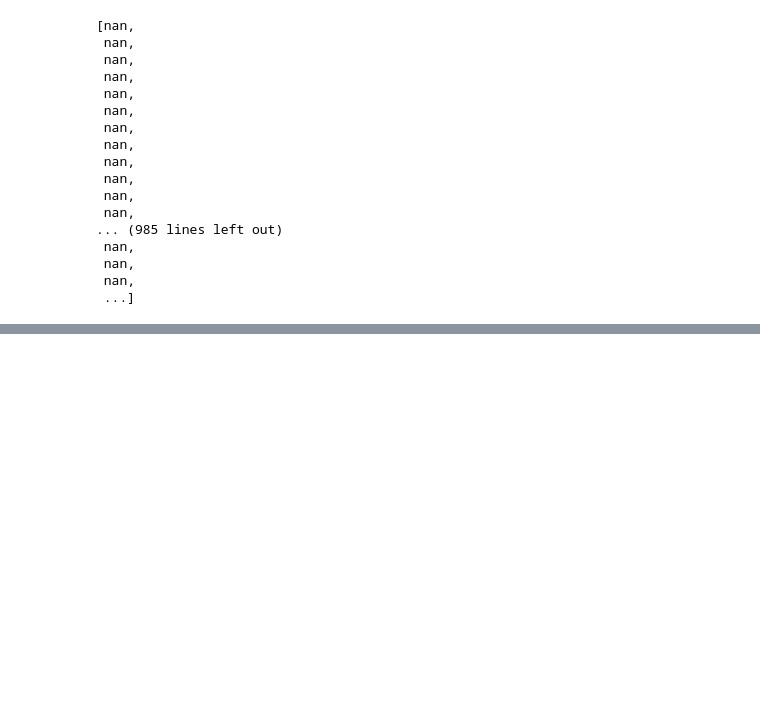
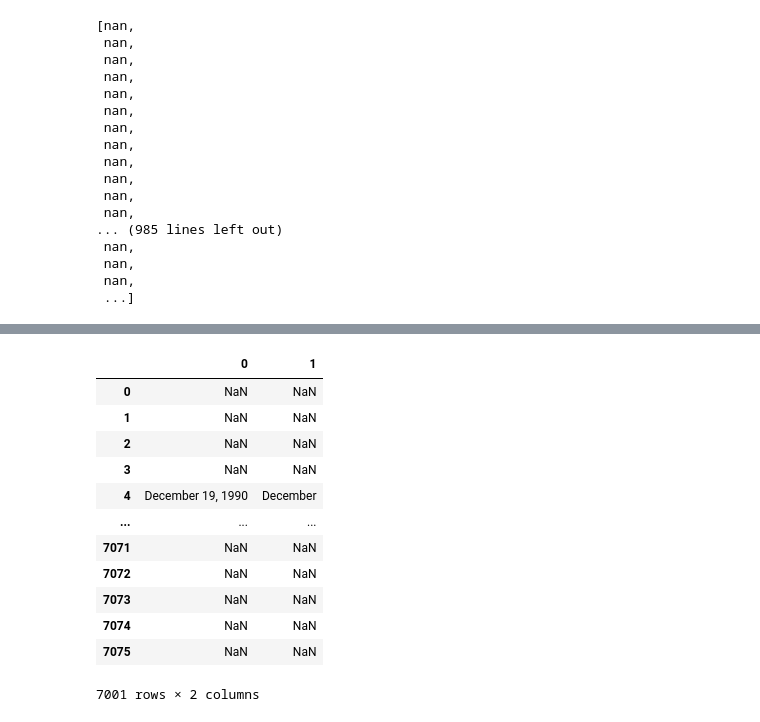
Before and after one commit to caedturner/Movies-ETL, a Jupyter notebook: Extract_transform.ipynb, the cells around one changed output, grey strips where cells are left out. Cells and saved outputs as stored; diff of their text form; code cells hidden in the pictures; blank space fills up the shorter version.

```diff
--- a/Extract_transform.ipynb
+++ b/Extract_transform.ipynb
@@ -251,0 +564,3 @@ sorted(wiki_movies_df.columns.tolist())
+# %%
+budget = budget.str.replace(r'\[\d+\]\s*', '')
+budget[~matches_form_one & ~matches_form_two].count()
@@ -251,0 +569,2 @@ sorted(wiki_movies_df.columns.tolist())
+# %%
+wiki_movies_df['budget'] = budget.str.extract(f'({form_one}|{form_two})', flags=re.IGNORECASE)[0].apply(parse_dollars)
@@ -251,0 +586,4 @@ sorted(wiki_movies_df.columns.tolist())
+# %%
+wiki_movies_df.drop('Budget', axis=1, inplace=True)
+# %%
+release_date = wiki_movies_df['Release date'].dropna().apply(lambda x: ' '.join if type(x) ==list else x)
@@ -251,0 +595,16 @@ sorted(wiki_movies_df.columns.tolist())
+# %%
+release_date.str.extract(f'({date_form_one}|{date_form_two}|{date_form_three}|{date_form_four})', flags=re.IGNORECASE)
+# %% [output]
+|  | 0 | 1 |
+| 0 | NaN | NaN |
+| 1 | NaN | NaN |
+| 2 | NaN | NaN |
+| 3 | NaN | NaN |
+| 4 | December 19, 1990 | December |
+| ... | ... | ... |
+| 7071 | NaN | NaN |
+| 7072 | NaN | NaN |
+| 7073 | NaN | NaN |
+| 7074 | NaN | NaN |
+| 7075 | NaN | NaN |
+7001 rows × 2 columns
```
Also changed, not shown: parts of 54 cells of this notebook.
